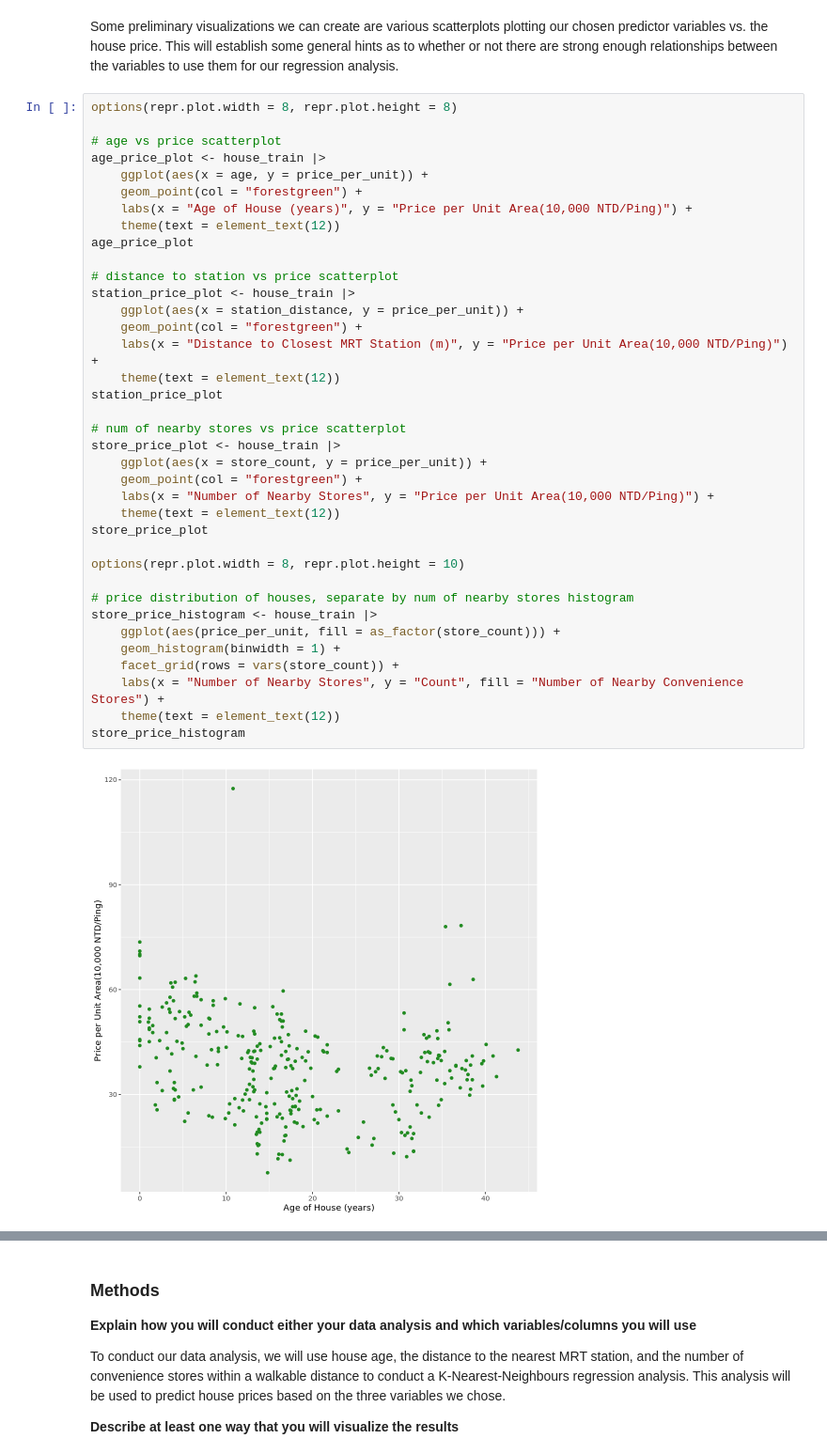
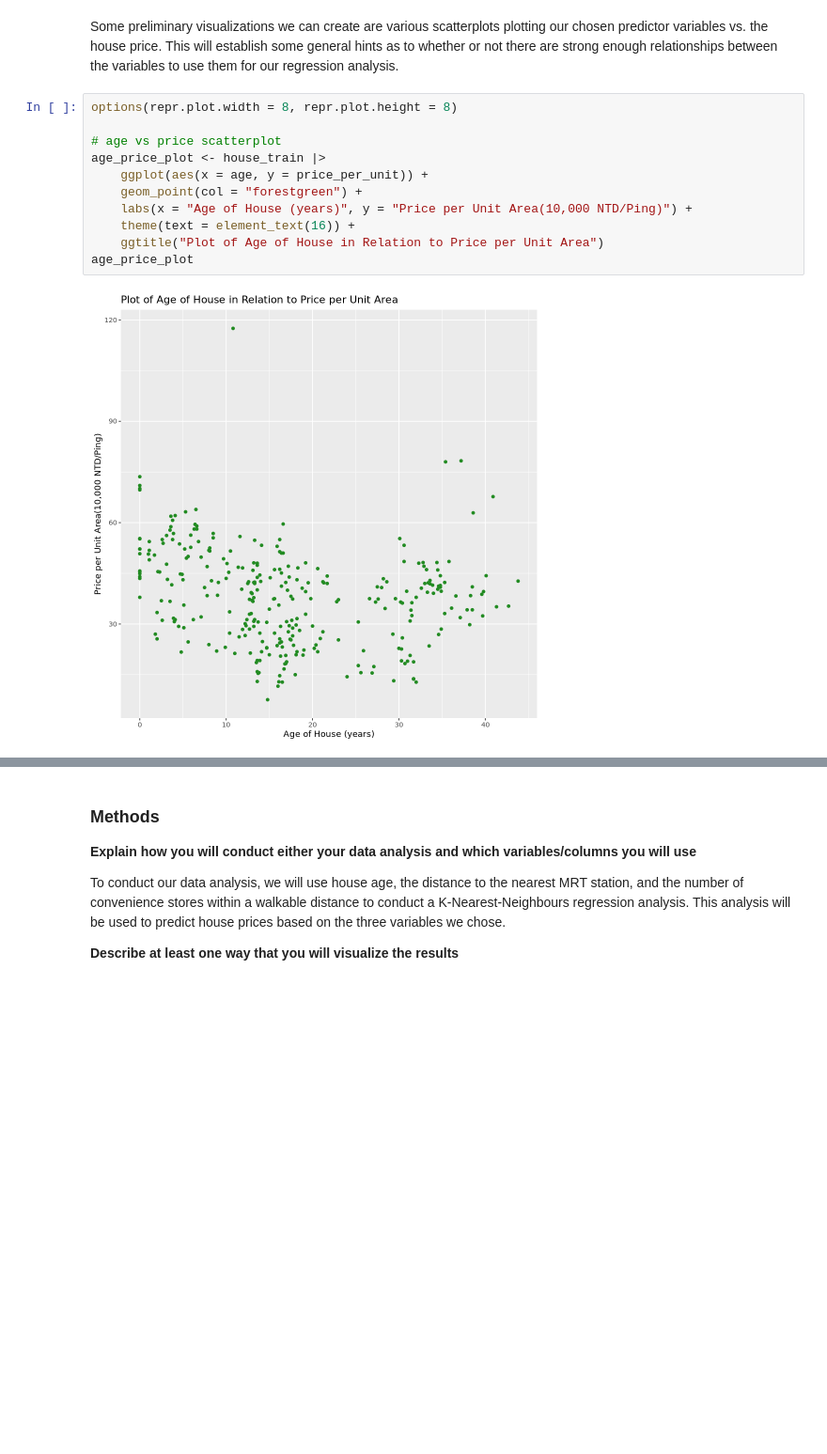
Before and after one commit to PlayerTree/dsci-100-2022w1-group-006-32, a Jupyter notebook: project-proposal.ipynb, the cells around one changed output, grey strips where cells are left out. Shown at 94% size. Drawn from its saved outputs; the diff is of its cells as text; blank space fills up the shorter version.

```diff
--- a/project-proposal.ipynb
+++ b/project-proposal.ipynb
@@ -119,39 +125,13 @@ Some preliminary visualizations we can create are various scatterplots plotting
 # %%
 options(repr.plot.width = 8, repr.plot.height = 8)
 
 # age vs price scatterplot
 age_price_plot <- house_train |>
     ggplot(aes(x = age, y = price_per_unit)) +
     geom_point(col = "forestgreen") +
     labs(x = "Age of House (years)", y = "Price per Unit Area(10,000 NTD/Ping)") +
-    theme(text = element_text(12))
+    theme(text = element_text(16)) +
+    ggtitle("Plot of Age of House in Relation to Price per Unit Area")
 age_price_plot
-
-# distance to station vs price scatterplot
-station_price_plot <- house_train |>
-    ggplot(aes(x = station_distance, y = price_per_unit)) +
-    geom_point(col = "forestgreen") +
-    labs(x = "Distance to Closest MRT Station (m)", y = "Price per Unit Area(10,000 NTD/Ping)") +
-    theme(text = element_text(12))
-station_price_plot
-
-# num of nearby stores vs price scatterplot
-store_price_plot <- house_train |>
-    ggplot(aes(x = store_count, y = price_per_unit)) +
-    geom_point(col = "forestgreen") +
-    labs(x = "Number of Nearby Stores", y = "Price per Unit Area(10,000 NTD/Ping)") +
-    theme(text = element_text(12))
-store_price_plot
-
-options(repr.plot.width = 8, repr.plot.height = 10)
-
-# price distribution of houses, separate by num of nearby stores histogram
-store_price_histogram <- house_train |>
-    ggplot(aes(price_per_unit, fill = as_factor(store_count))) +
-    geom_histogram(binwidth = 1) +
-    facet_grid(rows = vars(store_count)) +
-    labs(x = "Number of Nearby Stores", y = "Count", fill = "Number of Nearby Convenience Stores") +
-    theme(text = element_text(12))
-store_price_histogram
 # %% [output]
-[figure, old version]
+[figure, new version]
```
Also changed, not shown: parts of 11 cells of this notebook.
